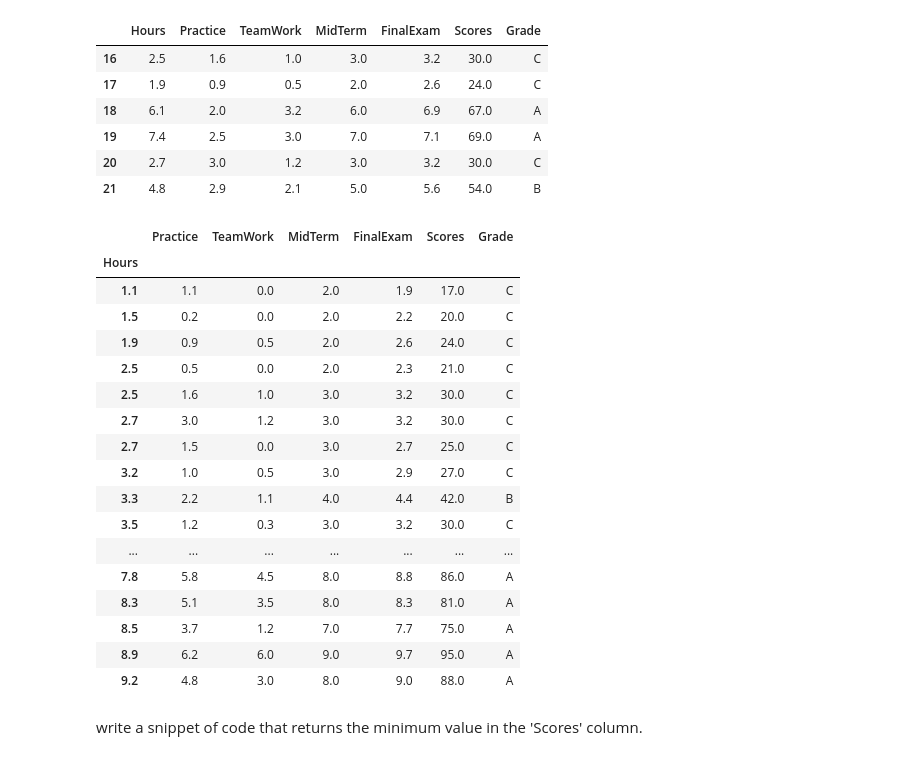
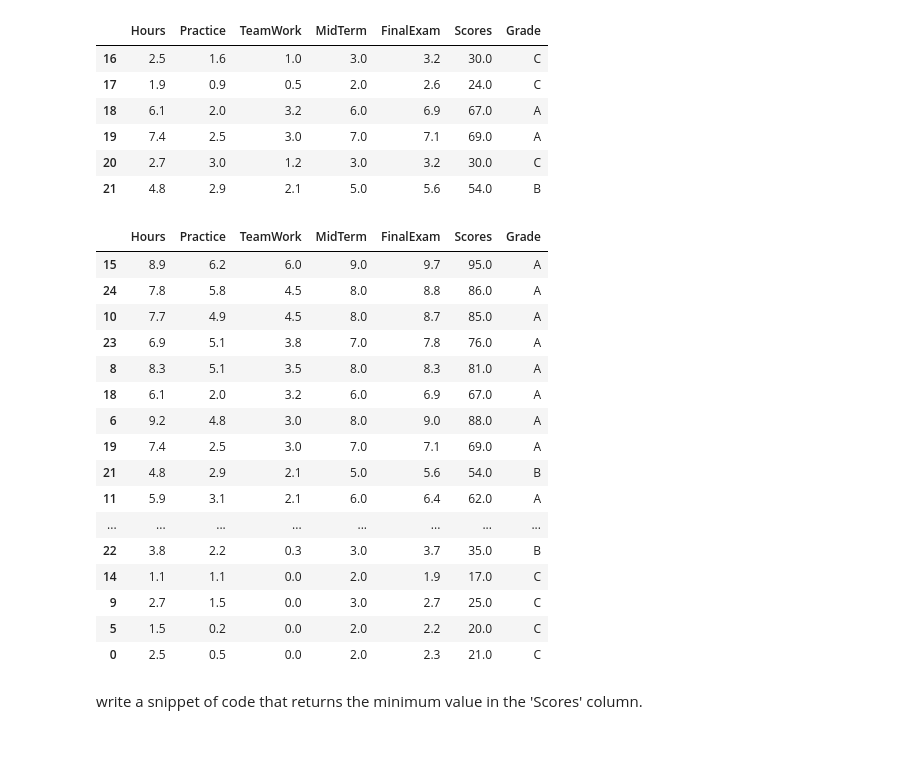
Before and after one commit to Sebastian42-5/python-2, a Jupyter notebook: week 3/regression.ipynb, the cells around one changed output. Cells and saved outputs as stored; diff of their text form; code cells hidden in the pictures.

```diff
--- a/week 3/regression.ipynb
+++ b/week 3/regression.ipynb
@@ -119,31 +143,34 @@ grades_df.iloc[index:index + 6]
 # %%
 new_df
 # new_df.loc[1.1:2, ['Midterm', 'FinalExam', 'Scores']]
 
 # grades_df.iloc[[0, 5], 0:4]
 
 # new_df.at[1.1, 'FinalExam']
 
 # new_df.iat[2, 4]
+
+good_teamwork_df = grades_df.sort_values(by = 'TeamWork', ascending = False)
+
+good_teamwork_df
 # %% [output]
-|  | Practice | TeamWork | MidTerm | FinalExam | Scores | Grade |
-| Hours |  |  |  |  |  |  |
-| 1.1 | 1.1 | 0.0 | 2.0 | 1.9 | 17.0 | C |
-| 1.5 | 0.2 | 0.0 | 2.0 | 2.2 | 20.0 | C |
-| 1.9 | 0.9 | 0.5 | 2.0 | 2.6 | 24.0 | C |
-| 2.5 | 0.5 | 0.0 | 2.0 | 2.3 | 21.0 | C |
-| 2.5 | 1.6 | 1.0 | 3.0 | 3.2 | 30.0 | C |
-| 2.7 | 3.0 | 1.2 | 3.0 | 3.2 | 30.0 | C |
-| 2.7 | 1.5 | 0.0 | 3.0 | 2.7 | 25.0 | C |
-| 3.2 | 1.0 | 0.5 | 3.0 | 2.9 | 27.0 | C |
-| 3.3 | 2.2 | 1.1 | 4.0 | 4.4 | 42.0 | B |
-| 3.5 | 1.2 | 0.3 | 3.0 | 3.2 | 30.0 | C |
-| ... | ... | ... | ... | ... | ... | ... |
-| 7.8 | 5.8 | 4.5 | 8.0 | 8.8 | 86.0 | A |
-| 8.3 | 5.1 | 3.5 | 8.0 | 8.3 | 81.0 | A |
-| 8.5 | 3.7 | 1.2 | 7.0 | 7.7 | 75.0 | A |
-| 8.9 | 6.2 | 6.0 | 9.0 | 9.7 | 95.0 | A |
-| 9.2 | 4.8 | 3.0 | 8.0 | 9.0 | 88.0 | A |
+|  | Hours | Practice | TeamWork | MidTerm | FinalExam | Scores | Grade |
+| 15 | 8.9 | 6.2 | 6.0 | 9.0 | 9.7 | 95.0 | A |
+| 24 | 7.8 | 5.8 | 4.5 | 8.0 | 8.8 | 86.0 | A |
+| 10 | 7.7 | 4.9 | 4.5 | 8.0 | 8.7 | 85.0 | A |
+| 23 | 6.9 | 5.1 | 3.8 | 7.0 | 7.8 | 76.0 | A |
+| 8 | 8.3 | 5.1 | 3.5 | 8.0 | 8.3 | 81.0 | A |
+| 18 | 6.1 | 2.0 | 3.2 | 6.0 | 6.9 | 67.0 | A |
+| 6 | 9.2 | 4.8 | 3.0 | 8.0 | 9.0 | 88.0 | A |
+| 19 | 7.4 | 2.5 | 3.0 | 7.0 | 7.1 | 69.0 | A |
+| 21 | 4.8 | 2.9 | 2.1 | 5.0 | 5.6 | 54.0 | B |
+| 11 | 5.9 | 3.1 | 2.1 | 6.0 | 6.4 | 62.0 | A |
+| ... | ... | ... | ... | ... | ... | ... | ... |
+| 22 | 3.8 | 2.2 | 0.3 | 3.0 | 3.7 | 35.0 | B |
+| 14 | 1.1 | 1.1 | 0.0 | 2.0 | 1.9 | 17.0 | C |
+| 9 | 2.7 | 1.5 | 0.0 | 3.0 | 2.7 | 25.0 | C |
+| 5 | 1.5 | 0.2 | 0.0 | 2.0 | 2.2 | 20.0 | C |
+| 0 | 2.5 | 0.5 | 0.0 | 2.0 | 2.3 | 21.0 | C |
 # %% [markdown]
 write a snippet of code that returns the minimum value in the 'Scores' column.
 # %% [markdown]
```
Also changed, not shown: parts of 4 cells of this notebook.
